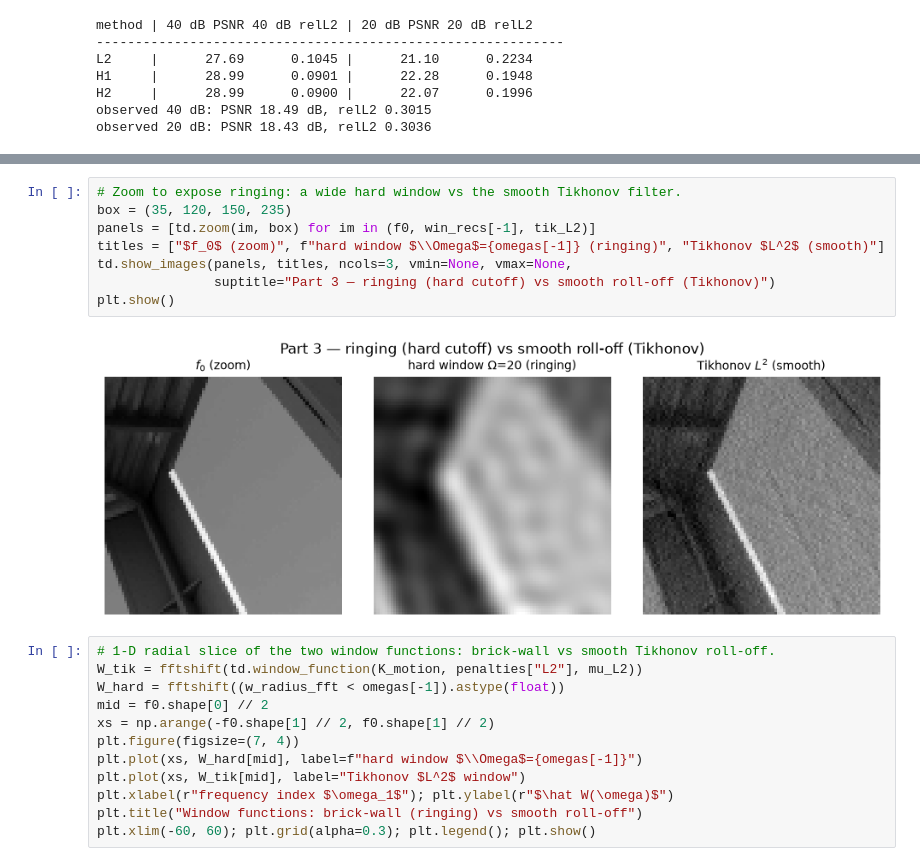
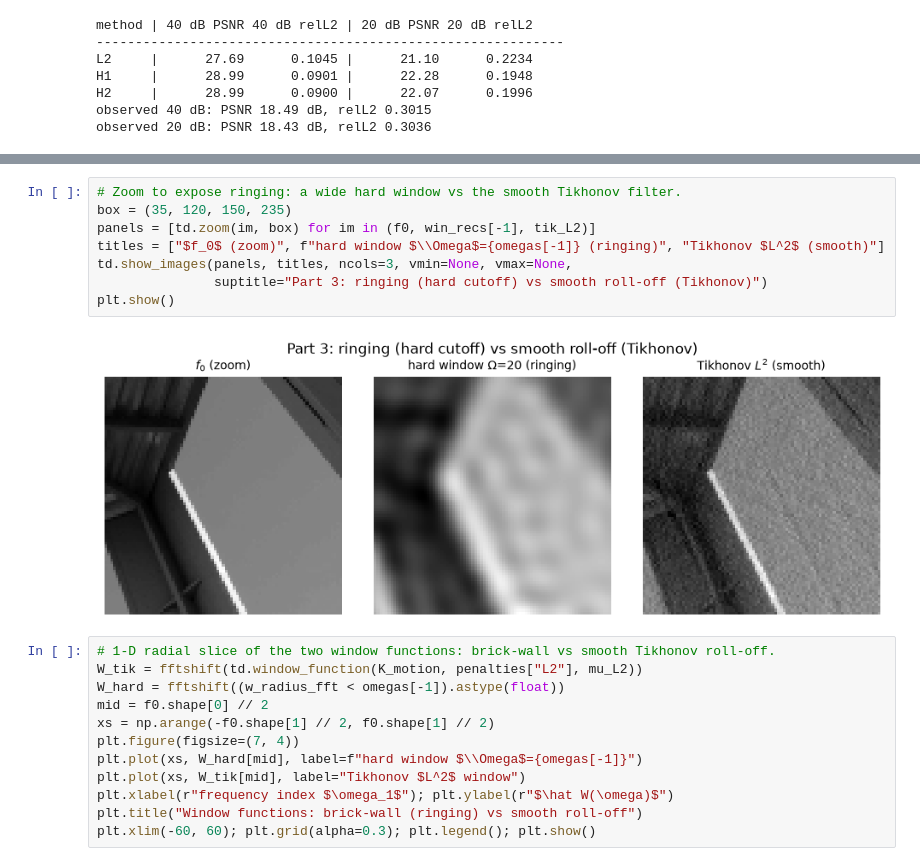
Before and after one commit to LulaKebaber/Math_for_Imaging, a Jupyter notebook: deblurring_project.ipynb, the cells around one changed output, grey strips where cells are left out. Saved outputs shown, nothing was run; the diff lists cells and outputs as text.

```diff
--- a/deblurring_project.ipynb
+++ b/deblurring_project.ipynb
@@ -237,13 +233,13 @@ plt.show()
 # %%
 # Zoom to expose ringing: a wide hard window vs the smooth Tikhonov filter.
 box = (35, 120, 150, 235)
 panels = [td.zoom(im, box) for im in (f0, win_recs[-1], tik_L2)]
 titles = ["$f_0$ (zoom)", f"hard window $\\Omega$={omegas[-1]} (ringing)", "Tikhonov $L^2$ (smooth)"]
 td.show_images(panels, titles, ncols=3, vmin=None, vmax=None,
-               suptitle="Part 3 — ringing (hard cutoff) vs smooth roll-off (Tikhonov)")
+               suptitle="Part 3: ringing (hard cutoff) vs smooth roll-off (Tikhonov)")
 plt.show()
 # %% [output]
-[figure, old version]
+[figure, new version]
 # %%
 # 1-D radial slice of the two window functions: brick-wall vs smooth Tikhonov roll-off.
 W_tik = fftshift(td.window_function(K_motion, penalties["L2"], mu_L2))
```
Also changed, not shown: parts of 14 cells of this notebook, 11 other files.
